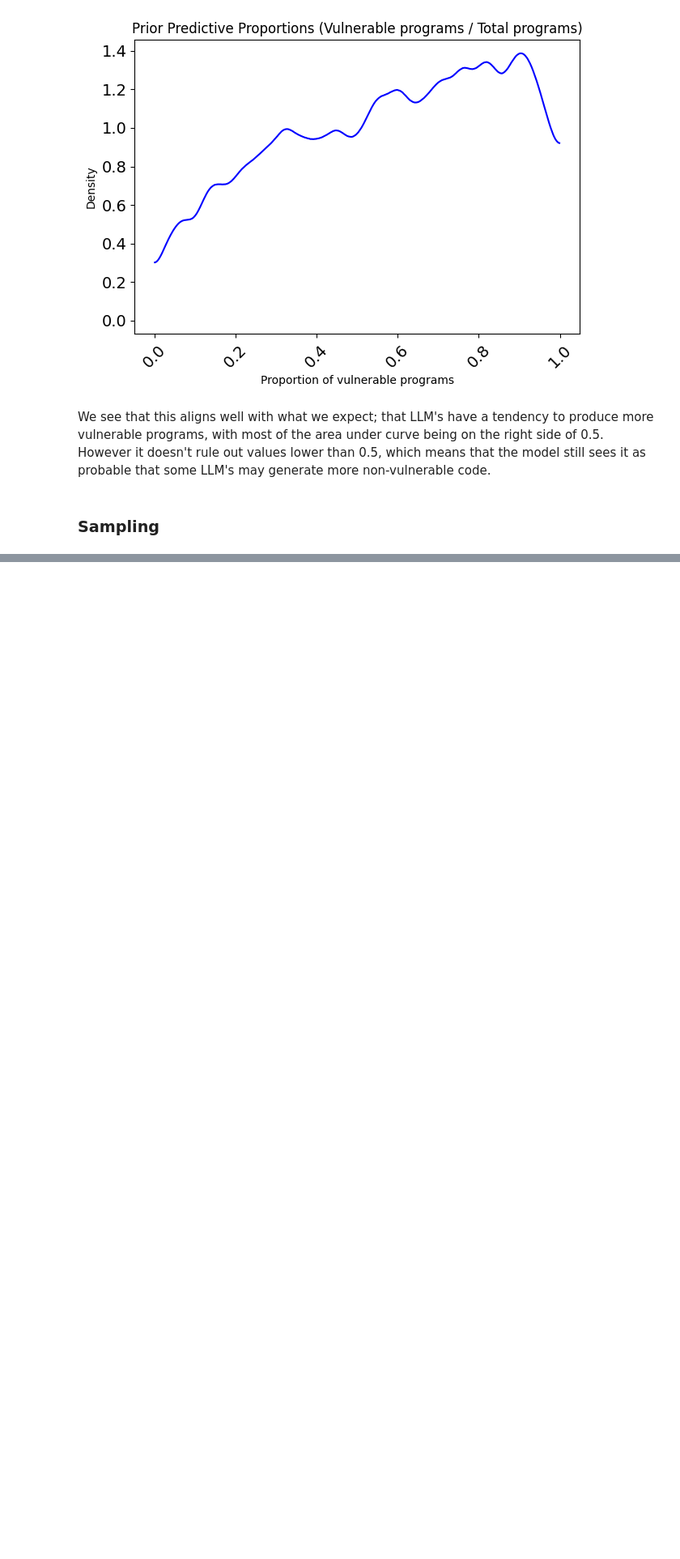
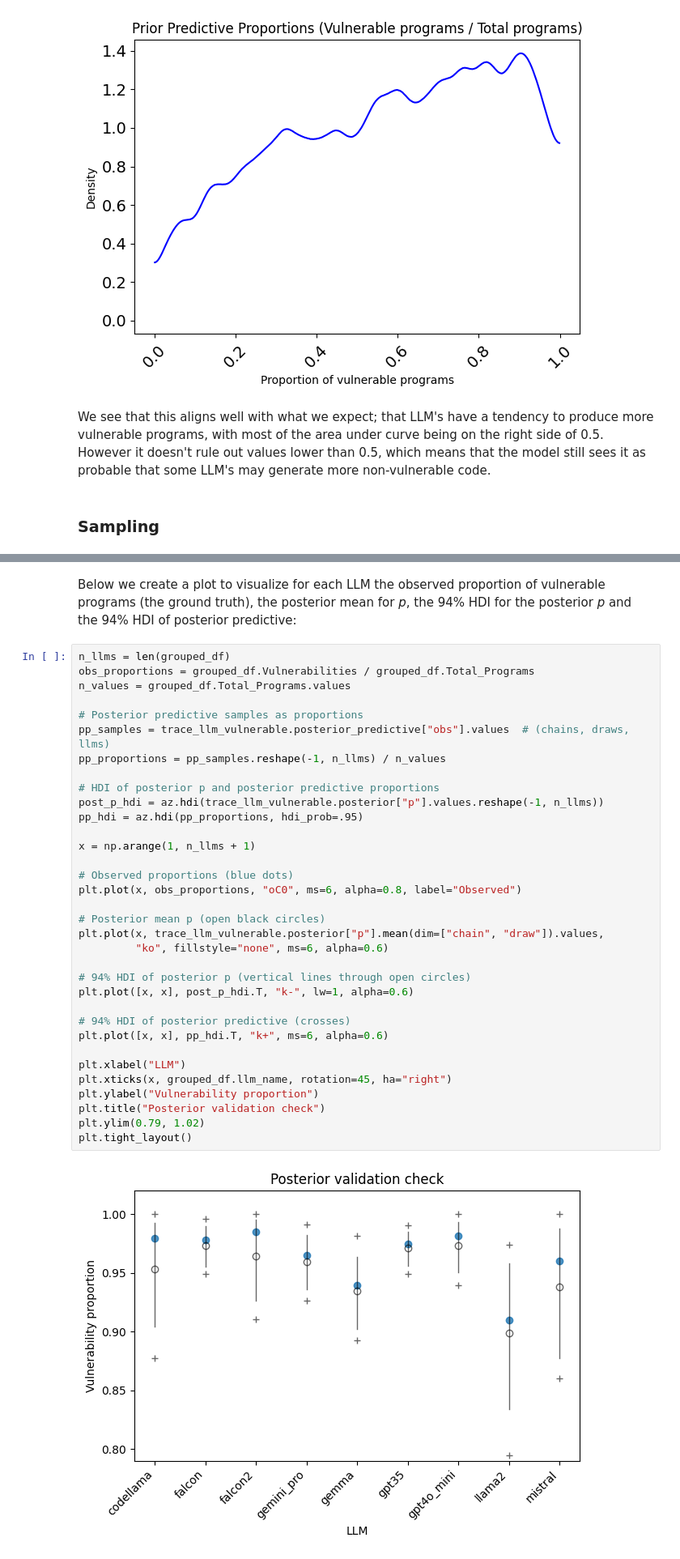
Before and after one commit to Noerklit/ProbProExam-2026, a Jupyter notebook: main-question.ipynb, the cells around one changed output, grey strips where cells are left out. Shown at 81% size. Drawn from its saved outputs; the diff is of its cells as text; blank space fills up the shorter version.

```diff
--- a/main-question.ipynb
+++ b/main-question.ipynb
@@ -448,0 +452,38 @@ ax.set_title('Posterior predictive check (distribution of predicted variable)');
+# %% [markdown]
+Below we create a plot to visualize for each LLM the observed proportion of vulnerable programs (the ground truth), the posterior mean for *p*, the 94% HDI for the posterior *p* and the 94% HDI of posterior predictive:
+# %%
+n_llms = len(grouped_df)
+obs_proportions = grouped_df.Vulnerabilities / grouped_df.Total_Programs
+n_values = grouped_df.Total_Programs.values
+
+# Posterior predictive samples as proportions
+pp_samples = trace_llm_vulnerable.posterior_predictive["obs"].values  # (chains, draws, llms)
+pp_proportions = pp_samples.reshape(-1, n_llms) / n_values
+
+# HDI of posterior p and posterior predictive proportions
+post_p_hdi = az.hdi(trace_llm_vulnerable.posterior["p"].values.reshape(-1, n_llms))
+pp_hdi = az.hdi(pp_proportions, hdi_prob=.95)
+
+x = np.arange(1, n_llms + 1)
+
+# Observed proportions (blue dots)
+plt.plot(x, obs_proportions, "oC0", ms=6, alpha=0.8, label="Observed")
+
+# Posterior mean p (open black circles)
+plt.plot(x, trace_llm_vulnerable.posterior["p"].mean(dim=["chain", "draw"]).values,
+         "ko", fillstyle="none", ms=6, alpha=0.6)
+
+# 94% HDI of posterior p (vertical lines through open circles)
+plt.plot([x, x], post_p_hdi.T, "k-", lw=1, alpha=0.6)
+
+# 94% HDI of posterior predictive (crosses)
+plt.plot([x, x], pp_hdi.T, "k+", ms=6, alpha=0.6)
+
+plt.xlabel("LLM")
+plt.xticks(x, grouped_df.llm_name, rotation=45, ha="right")
+plt.ylabel("Vulnerability proportion")
+plt.title("Posterior validation check")
+plt.ylim(0.79, 1.02)
+plt.tight_layout()
+# %% [output]
+[figure, added]
```
Also changed, not shown: parts of 30 cells of this notebook.
